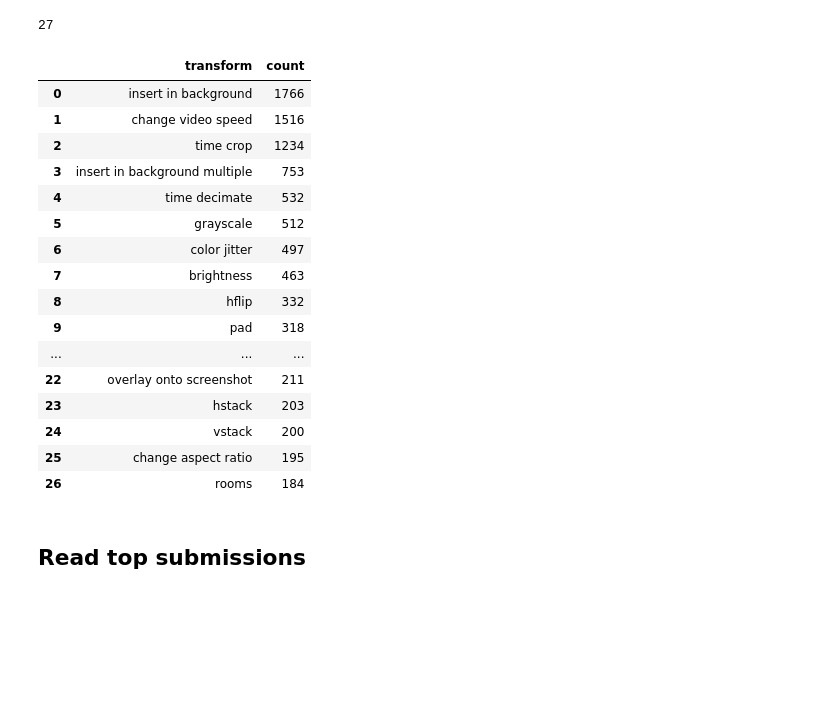
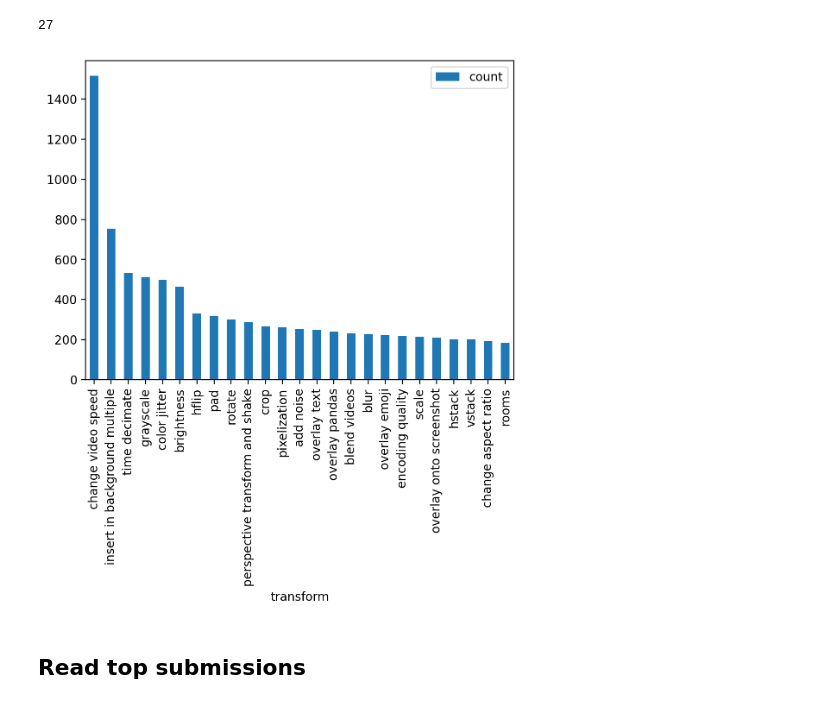
Before and after one commit to edpizzi/vsc2022, a Jupyter notebook: notebooks/analysis.ipynb, the cells around one changed output. Saved outputs shown, nothing was run; the diff lists cells and outputs as text; code cells hidden in the pictures; blank space fills up the shorter version.

```diff
--- a/notebooks/analysis.ipynb
+++ b/notebooks/analysis.ipynb
@@ -85,25 +104,13 @@ len(all_transforms)
 # %%
-pd.DataFrame(
+count_df = pd.DataFrame(
     collections.Counter(itertools.chain(*gt_df.transforms.values)).items(),
     columns=["transform", "count"],
 ).sort_values("count", ascending=False).reset_index(drop=True)
-# %% [output]
-|  | transform | count |
-| 0 | insert in background | 1766 |
-| 1 | change video speed | 1516 |
-| 2 | time crop | 1234 |
-| 3 | insert in background multiple | 753 |
-| 4 | time decimate | 532 |
-| 5 | grayscale | 512 |
-| 6 | color jitter | 497 |
-| 7 | brightness | 463 |
-| 8 | hflip | 332 |
-| 9 | pad | 318 |
-| ... | ... | ... |
-| 22 | overlay onto screenshot | 211 |
-| 23 | hstack | 203 |
-| 24 | vstack | 200 |
-| 25 | change aspect ratio | 195 |
-| 26 | rooms | 184 |
+# %%
+df2 = df.set_index("transform")[["name", "count"]]
+ax = df2.plot.bar()
+plt.savefig(OUTPUT_PATH + '/transform_freq.pdf', bbox_inches="tight")
+# %% [output]
+[figure, added]
 # %% [markdown]
 ## Read top submissions
```
Also changed, not shown: parts of 53 cells of this notebook, 1 other file.
